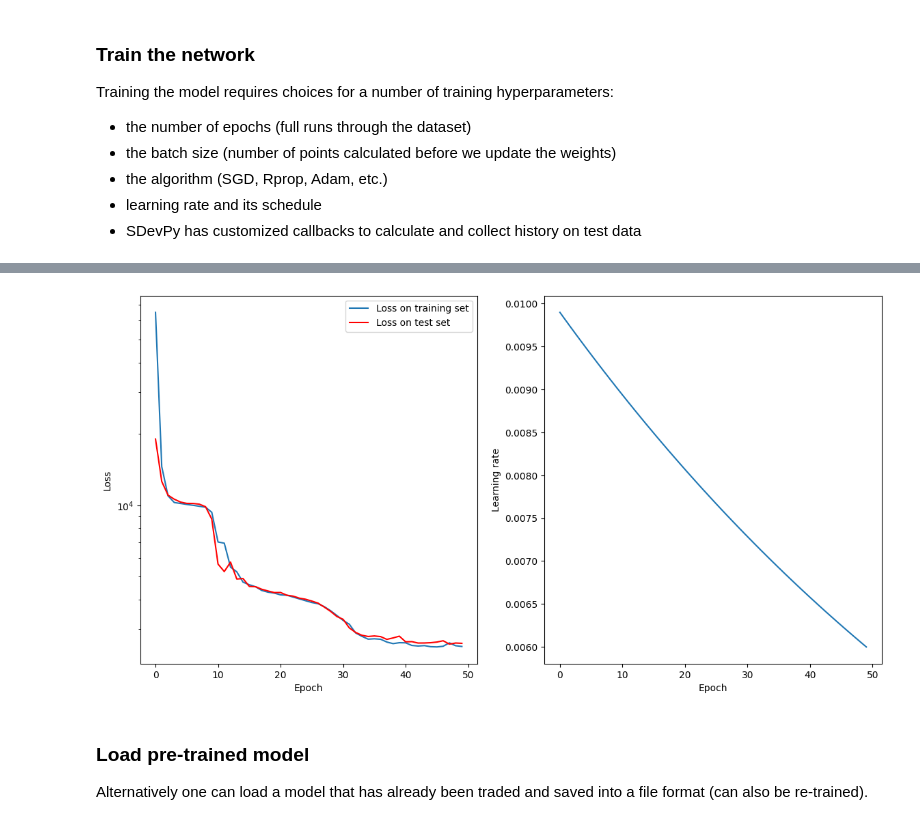
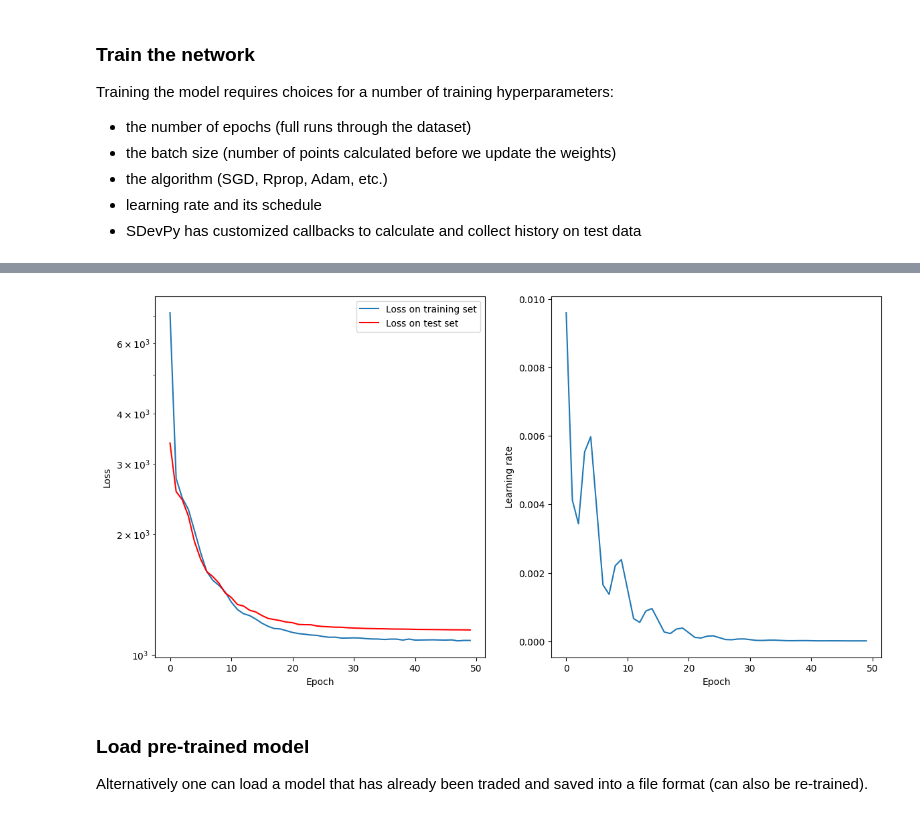
Before and after one commit to sebgur/SDev.Python, a Jupyter notebook: notebooks/Deep Learning StoVol-MB.ipynb, the cells around one changed output, grey strips where cells are left out. Saved outputs shown, nothing was run; the diff lists cells and outputs as text; code cells hidden in the pictures.

```diff
--- a/notebooks/Deep Learning StoVol-MB.ipynb
+++ b/notebooks/Deep Learning StoVol-MB.ipynb
@@ -418,7 +419,7 @@ Dataset size after cleansing: 9,992
 * Then we split it into training and testing sets to check out-of-sample
 # %%
 NUM_DATASET = 100 * 1000 # Total number of points selected to build dataset
-TRAIN_PERCENT = 0.05 # Proportion of dataset used for training vs testing
+TRAIN_PERCENT = 0.90 # Proportion of dataset used for training vs testing
 
 # Retrieve data from dataset folder and output to temp file
 print(f"Requested samples: {NUM_DATASET:,}")
@@ -469,8 +470,8 @@ plt.title('softplus')
 Text(0.5, 1.0, 'softplus')
 [figure]
 # %%
-HIDDEN_LAYERS = ['softplus', 'softplus', 'softplus', 'softplus', 'softplus']
-NUM_NEURONS = 128
+HIDDEN_LAYERS = ['softplus', 'softplus', 'softplus']
+NUM_NEURONS = 64
 DROP_OUT = 0.0
 pr_demo_keras_model = compose_model(pr_input_dim, pr_output_dim, HIDDEN_LAYERS, NUM_NEURONS, DROP_OUT)
 pr_demo_topology = { 'layers': HIDDEN_LAYERS, 'neurons': NUM_NEURONS, 'dropout': DROP_OUT}
@@ -497,8 +498,8 @@ Training the model requires choices for a number of training hyperparameters:
 EPOCHS = 50
 BATCH_SIZE = 1000
 # LR_TYPE = 'Constant'
-LR_TYPE = 'ExpDec'
-# LR_TYPE = 'Cyclical'
+# LR_TYPE = 'ExpDec'
+LR_TYPE = 'Cyclical'
 
 
 # Learning rate scheduler
@@ -582,6 +583,6 @@ Loss: 2,538.55, LR: 0.005999, Test loss: 2,616.41
 <><><><><><><><> TRAINING END <><><><><><><><>
 Saving model to: C:\\temp\\demo\\pricing\\models\SABR_demo
-[figure, old version]
+[figure, new version]
 # %% [markdown]
 ### Load pre-trained model
 Alternatively one can load a model that has already been traded and saved into a file format (can also be re-trained).
```
Also changed, not shown: parts of 15 cells of this notebook, 3 other files.
